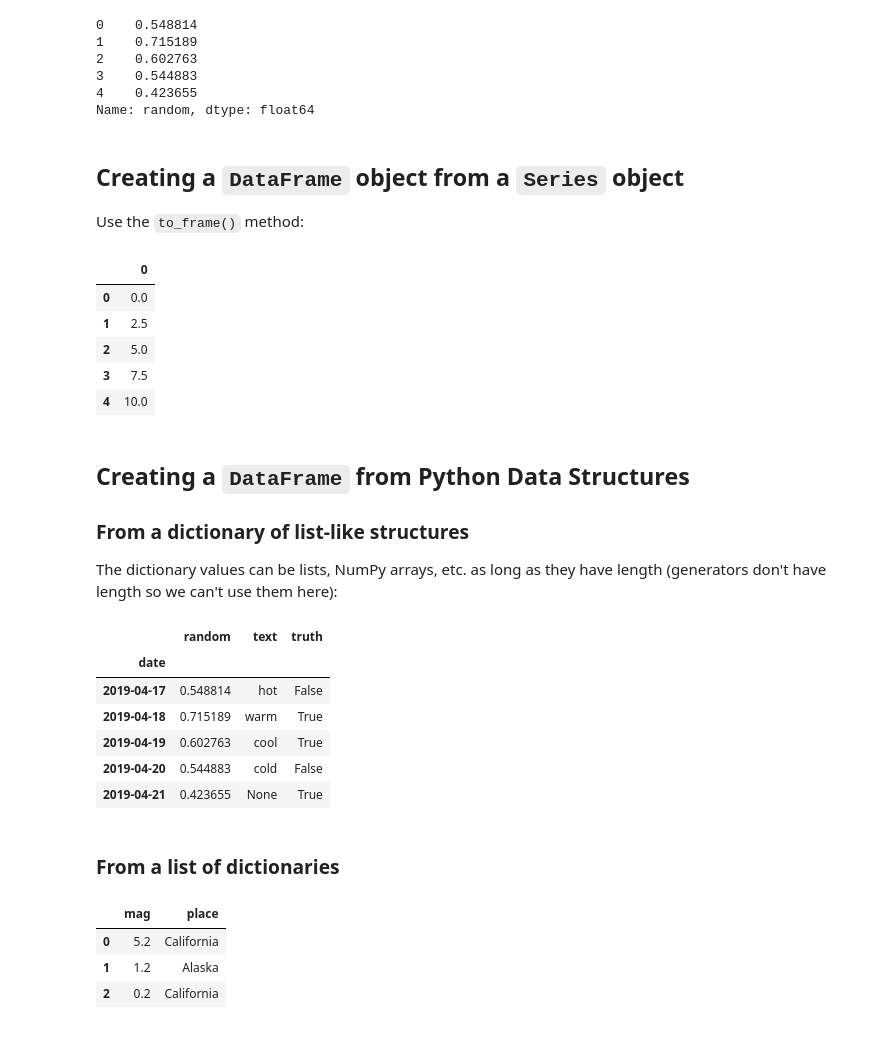
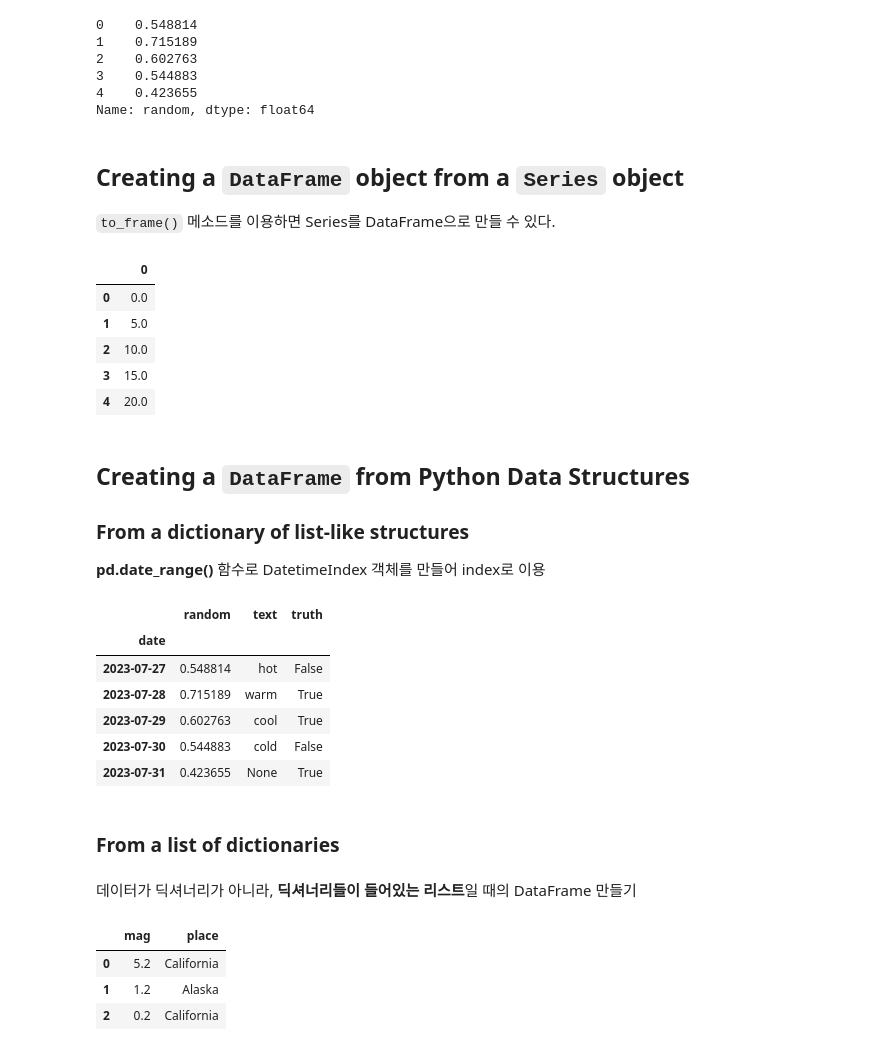
Before and after one commit to kimminyoung0/DataAnalysis_, a Jupyter notebook: ch_02/2-creating_dataframes.ipynb, the cells around one changed output. Cells and saved outputs as stored; diff of their text form; code cells hidden in the pictures.

```diff
--- a/ch_02/2-creating_dataframes.ipynb
+++ b/ch_02/2-creating_dataframes.ipynb
@@ -44,45 +44,47 @@ pd.Series(np.random.rand(5), name='random')
 Name: random, dtype: float64
 # %% [markdown]
 ## Creating a `DataFrame` object from a `Series` object
-Use the `to_frame()` method:
+`to_frame()` 메소드를 이용하면 Series를 DataFrame으로 만들 수 있다.
 # %%
-pd.Series(np.linspace(0, 10, num=5)).to_frame()
+pd.Series(np.linspace(0, 20, num=5)).to_frame()
 # %% [output]
 |  | 0 |
 | 0 | 0.0 |
-| 1 | 2.5 |
-| 2 | 5.0 |
-| 3 | 7.5 |
-| 4 | 10.0 |
+| 1 | 5.0 |
+| 2 | 10.0 |
+| 3 | 15.0 |
+| 4 | 20.0 |
 # %% [markdown]
 ## Creating a `DataFrame` from Python Data Structures
 ### From a dictionary of list-like structures
-The dictionary values can be lists, NumPy arrays, etc. as long as they have length (generators don't have length so we can't use them here):
+**pd.date_range()** 함수로 DatetimeIndex 객체를 만들어 index로 이용
 # %%
 np.random.seed(0) # set seed so result is reproducible
 pd.DataFrame(
     {
         'random': np.random.rand(5),
         'text': ['hot', 'warm', 'cool', 'cold', None],
         'truth': [np.random.choice([True, False]) for _ in range(5)]
     },
     index=pd.date_range(
-        end=dt.date(2019, 4, 21),
+        end=dt.date(2023, 7, 31),
         freq='1D',
         periods=5,
         name='date'
     )
 )
 # %% [output]
 |  | random | text | truth |
 | date |  |  |  |
-| 2019-04-17 | 0.548814 | hot | False |
-| 2019-04-18 | 0.715189 | warm | True |
-| 2019-04-19 | 0.602763 | cool | True |
-| 2019-04-20 | 0.544883 | cold | False |
-| 2019-04-21 | 0.423655 | None | True |
+| 2023-07-27 | 0.548814 | hot | False |
+| 2023-07-28 | 0.715189 | warm | True |
+| 2023-07-29 | 0.602763 | cool | True |
+| 2023-07-30 | 0.544883 | cold | False |
+| 2023-07-31 | 0.423655 | None | True |
 # %% [markdown]
 ### From a list of dictionaries
+# %% [markdown]
+데이터가 딕셔너리가 아니라, **딕셔너리들이 들어있는 리스트**일 때의 DataFrame 만들기
 # %%
 pd.DataFrame([
     {'mag': 5.2, 'place': 'California'},
```
Also changed, not shown: parts of 13 cells of this notebook, 2 other files.
